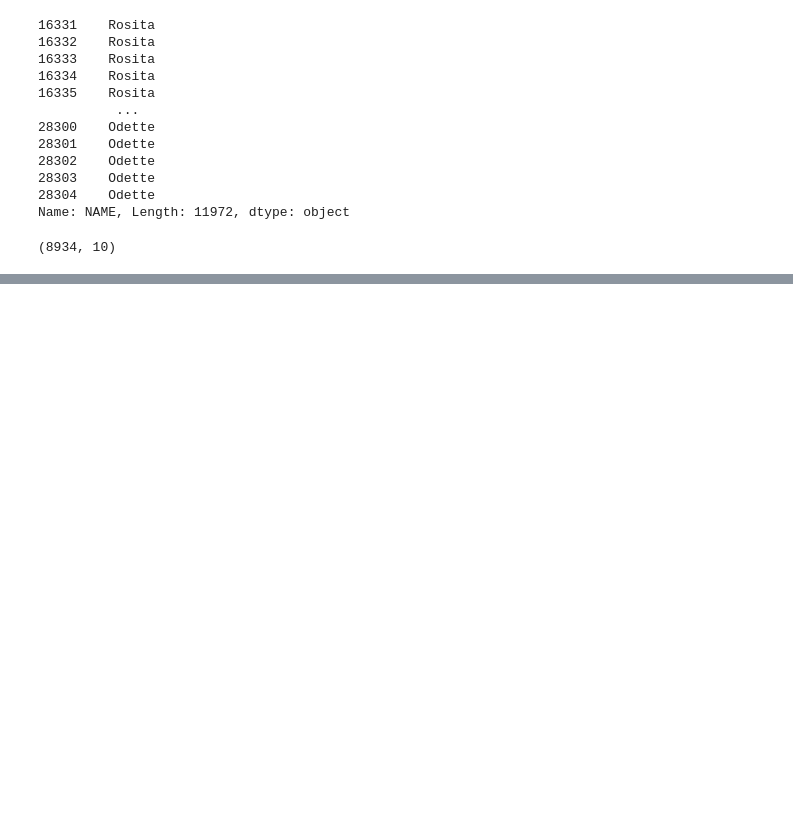
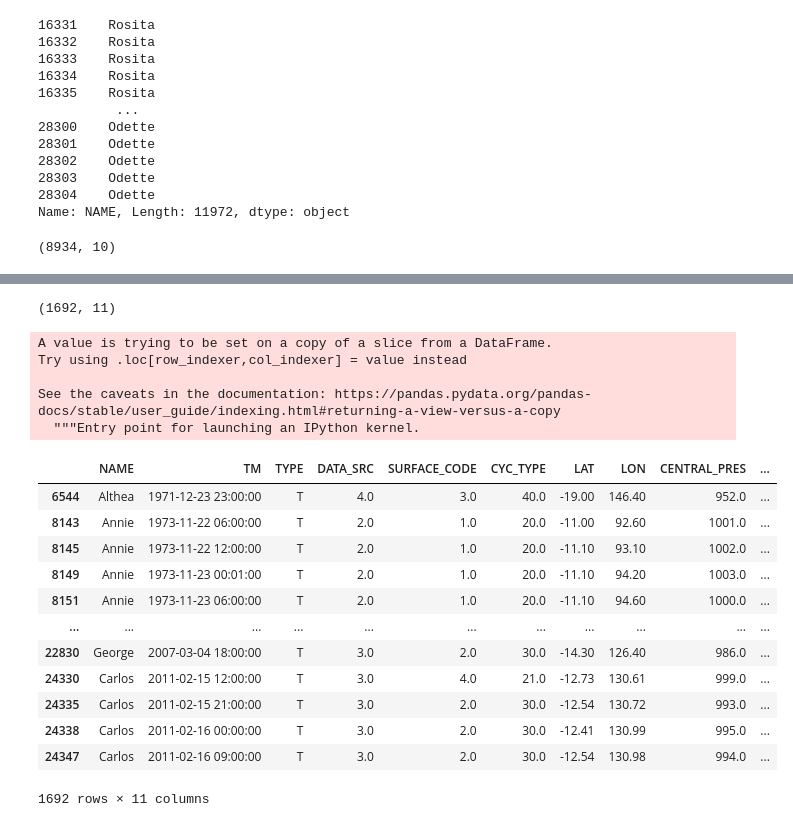
Before and after one commit to LiteshSamji/Cyclone-Australia, a Jupyter notebook: au_cyclone.ipynb, the cells around one changed output, grey strips where cells are left out. Saved outputs shown, nothing was run; the diff lists cells and outputs as text; code cells hidden in the pictures; blank space fills up the shorter version.

```diff
--- a/au_cyclone.ipynb
+++ b/au_cyclone.ipynb
@@ -74,0 +127,27 @@ data_df.to_csv("data/Cyclone_1990_clean.csv", sep= ",",header=True, index=False)
+# %%
+data_ml = data_ml.dropna()
+data_ml.shape
+# %% [output]
+(1692, 11)
+# %%
+data_ml["NAME"]=data_ml["NAME"].apply(lambda x: x.strip().title())
+data_ml
+# %% [output]
+A value is trying to be set on a copy of a slice from a DataFrame.
+Try using .loc[row_indexer,col_indexer] = value instead
+
+See the caveats in the documentation: https://pandas.pydata.org/pandas-docs/stable/user_guide/indexing.html#returning-a-view-versus-a-copy
+  """Entry point for launching an IPython kernel.
+|  | NAME | TM | TYPE | DATA_SRC | SURFACE_CODE | CYC_TYPE | LAT | LON | CENTRAL_PRES | ... |
+| 6544 | Althea | 1971-12-23 23:00:00 | T | 4.0 | 3.0 | 40.0 | -19.00 | 146.40 | 952.0 | ... |
+| 8143 | Annie | 1973-11-22 06:00:00 | T | 2.0 | 1.0 | 20.0 | -11.00 | 92.60 | 1001.0 | ... |
+| 8145 | Annie | 1973-11-22 12:00:00 | T | 2.0 | 1.0 | 20.0 | -11.10 | 93.10 | 1002.0 | ... |
+| 8149 | Annie | 1973-11-23 00:01:00 | T | 2.0 | 1.0 | 20.0 | -11.10 | 94.20 | 1003.0 | ... |
+| 8151 | Annie | 1973-11-23 06:00:00 | T | 2.0 | 1.0 | 20.0 | -11.10 | 94.60 | 1000.0 | ... |
+| ... | ... | ... | ... | ... | ... | ... | ... | ... | ... | ... |
+| 22830 | George | 2007-03-04 18:00:00 | T | 3.0 | 2.0 | 30.0 | -14.30 | 126.40 | 986.0 | ... |
+| 24330 | Carlos | 2011-02-15 12:00:00 | T | 3.0 | 4.0 | 21.0 | -12.73 | 130.61 | 999.0 | ... |
+| 24335 | Carlos | 2011-02-15 21:00:00 | T | 3.0 | 2.0 | 30.0 | -12.54 | 130.72 | 993.0 | ... |
+| 24338 | Carlos | 2011-02-16 00:00:00 | T | 3.0 | 2.0 | 30.0 | -12.41 | 130.99 | 995.0 | ... |
+| 24347 | Carlos | 2011-02-16 09:00:00 | T | 3.0 | 2.0 | 30.0 | -12.54 | 130.98 | 994.0 | ... |
+1692 rows × 11 columns
```
Also changed, not shown: parts of 4 cells of this notebook.
